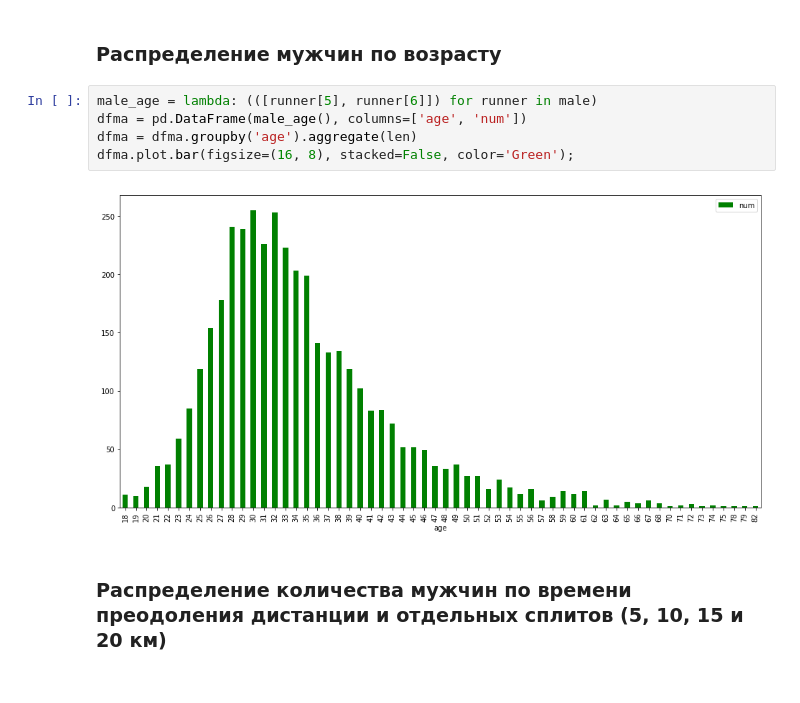
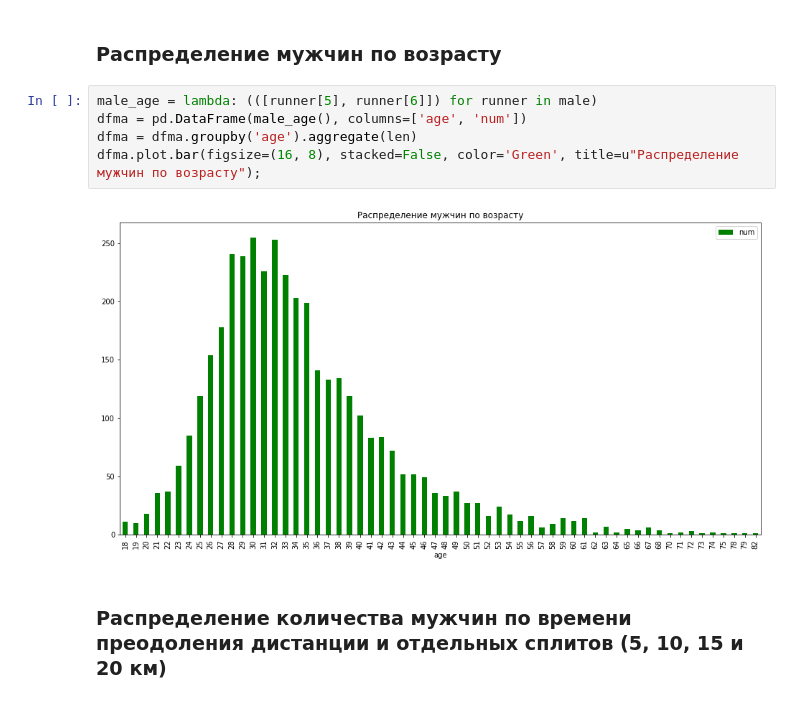
Before and after one commit to 185112007/notebooks, a Jupyter notebook: moscow-hm-2017.ipynb, the cells around one changed output. Saved outputs shown, nothing was run; the diff lists cells and outputs as text.

```diff
--- a/moscow-hm-2017.ipynb
+++ b/moscow-hm-2017.ipynb
@@ -157,10 +157,10 @@ countries.tail(9) # все страны с более, чем одним уча
 # %%
 male_age = lambda: (([runner[5], runner[6]]) for runner in male)
 dfma = pd.DataFrame(male_age(), columns=['age', 'num'])
 dfma = dfma.groupby('age').aggregate(len)
-dfma.plot.bar(figsize=(16, 8), stacked=False, color='Green');
+dfma.plot.bar(figsize=(16, 8), stacked=False, color='Green', title=u"Распределение мужчин по возрасту");
 # %% [output]
-[figure, old version]
+[figure, new version]
 # %% [markdown]
 ### Распределение количества мужчин по времени преодоления дистанции и отдельных сплитов (5, 10, 15 и 20 км)
 # %%
```
Also changed, not shown: parts of 6 cells of this notebook.
